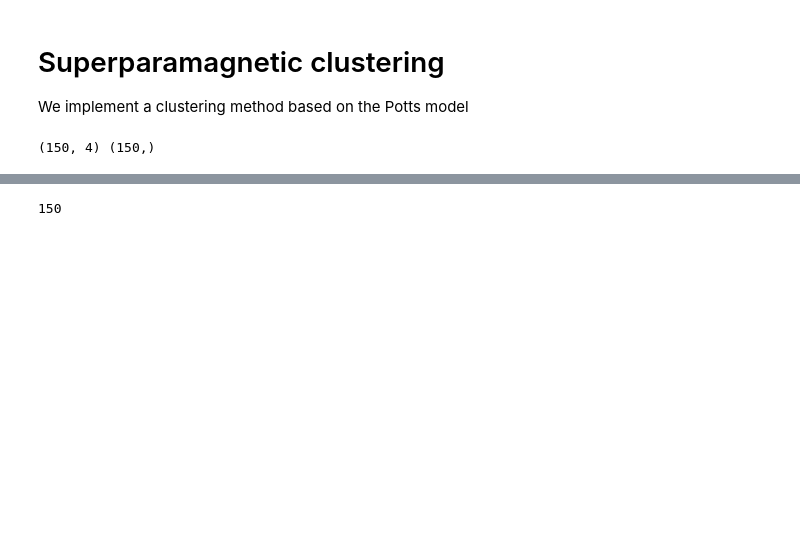
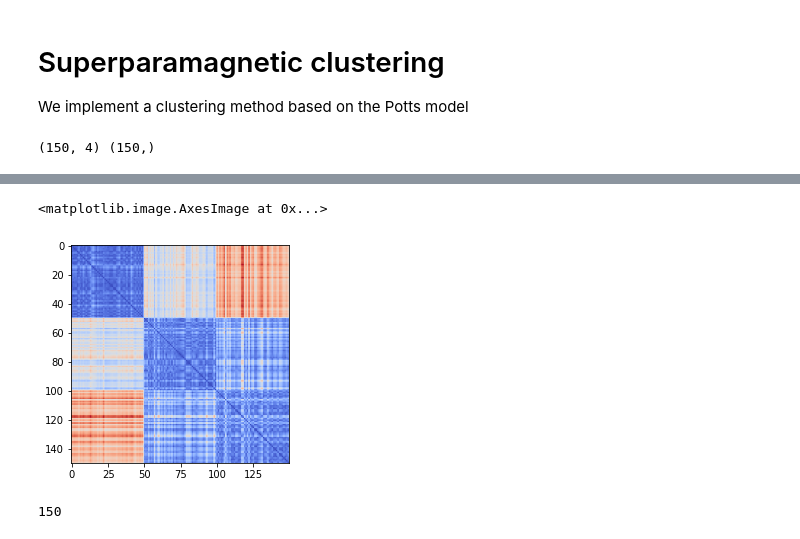
Before and after one commit to CarloGiorgio/Computational_Biolophysics, a Jupyter notebook: Clustering/potts_model.ipynb, the cells around one changed output, grey strips where cells are left out. Drawn from its saved outputs; the diff is of its cells as text; code cells hidden in the pictures; blank space fills up the shorter version.

```diff
--- a/Clustering/potts_model.ipynb
+++ b/Clustering/potts_model.ipynb
@@ -18,3 +35,8 @@ dist=euclidean_distances(x)
+# %%
+plt.imshow(dist,'coolwarm')
+# %% [output]
+<matplotlib.image.AxesImage at 0x...>
+[figure, added]
 # %%
 #Set the number of neighbors and the list of the closed ones
 # np.argsort create an array of the argument with lower value of the distances
```
Also changed, not shown: parts of 32 cells of this notebook.
